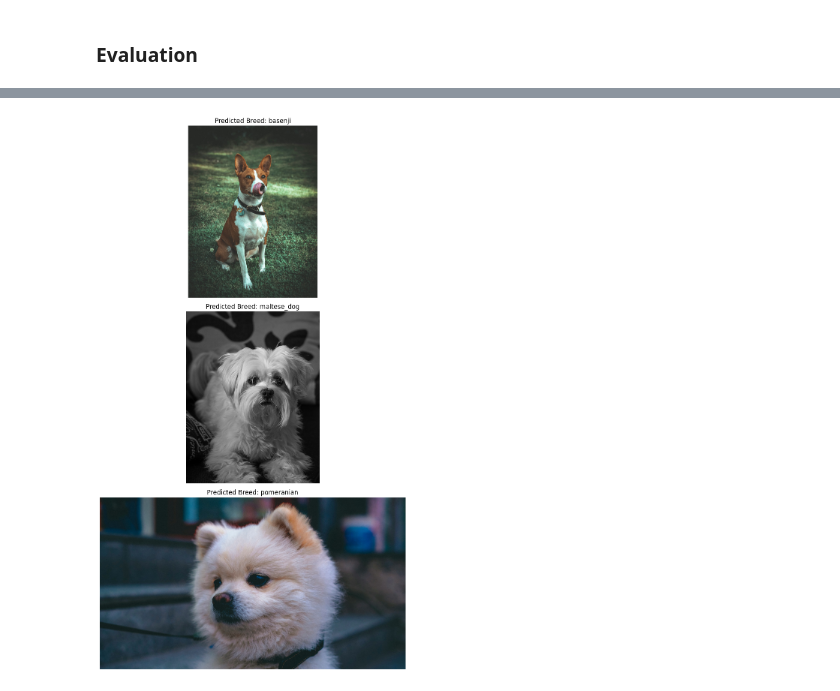
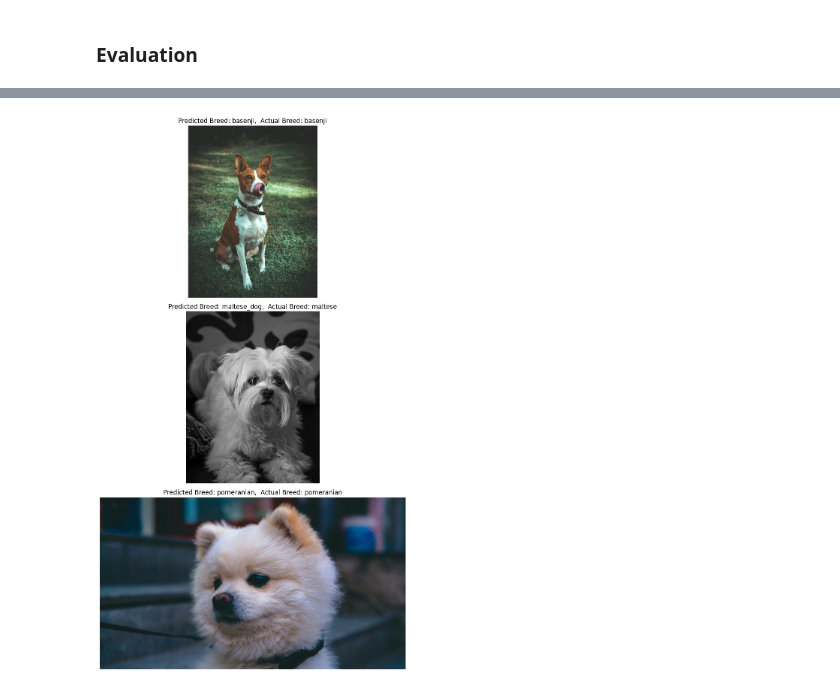
Before and after one commit to sandana-s/Dog_breed_DL, a Jupyter notebook: dog-breed.ipynb, the cells around one changed output, grey strips where cells are left out. Drawn from its saved outputs; the diff is of its cells as text; code cells hidden in the pictures.

Commit message:
Kaggle Notebook | dog_breed | Version 8

```diff
--- a/dog-breed.ipynb
+++ b/dog-breed.ipynb
@@ -264,50 +246,41 @@ import matplotlib.pyplot as plt
 from tensorflow.keras.preprocessing import image
 from tensorflow.keras.models import load_model
 
-# Function to load the image without resizing
 def load_original_image(img_path):
     img = image.load_img(img_path)
     return img
 
-# Function to preprocess the image (resizing and normalization)
 def preprocess_image(img_path, target_size):
     img = image.load_img(img_path, target_size=target_size)
     img_array = image.img_to_array(img)
     img_array = np.expand_dims(img_array, axis=0)
-    img_array /= 255.0  # Rescale the image
+    img_array /= 255.0
     return img, img_array
-
-# Assuming your model input size is 128x128
 target_size = (128, 128)
 
-# Paths to the images you want to predict
 image_paths = [
     '/kaggle/input/dogs-breed/basenji.jpg',
     '/kaggle/input/dogs-breed/maltese.jpg',
     '/kaggle/input/dogs-breed/pomeranian.jpg'
 ]
 
-# Load the trained model (if not already in memory)
-# model = load_model('best_model.keras')  # Uncomment if you need to load the model from file
 
-# Map the predicted class index to the corresponding breed
+actual_breeds = ['basenji', 'maltese', 'pomeranian']
+
 class_indices = train_generator.class_indices
-class_indices = {v: k for k, v in class_indices.items()}  # Reverse the dictionary
+class_indices = {v: k for k, v in class_indices.items()}
 
-# Plot each image on a separate line with predicted breed
 plt.figure(figsize=(10, 5 * len(image_paths)))
 
-for i, img_path in enumerate(image_paths, 1):
-    # Load the original image without resizing
+for i, (img_path, actual_breed) in enumerate(zip(image_paths, actual_breeds), 1):
     original_img = load_original_image(img_path)
     img, img_array = preprocess_image(img_path, target_size)
     predictions = model.predict(img_array)
     predicted_class = np.argmax(predictions, axis=1)[0]
     predicted_breed = class_indices[predicted_class]
-
     plt.subplot(len(image_paths), 1, i)
     plt.imshow(original_img)
-    plt.title(f'Predicted Breed: {predicted_breed}')
+    plt.title(f'Predicted Breed: {predicted_breed},  Actual Breed: {actual_breed}')
     plt.axis('off')
 
 plt.tight_layout()
@@ -319 +292 @@ plt.show()
-[figure, old version]
+[figure, new version]
```
Also changed, not shown: parts of 10 cells of this notebook.
